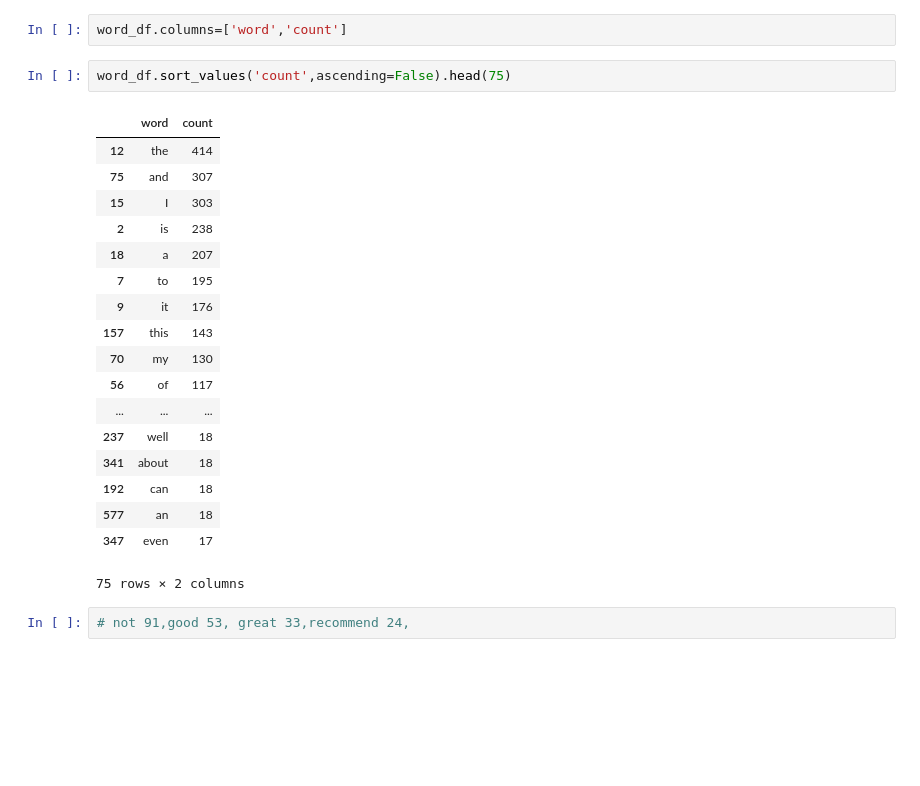
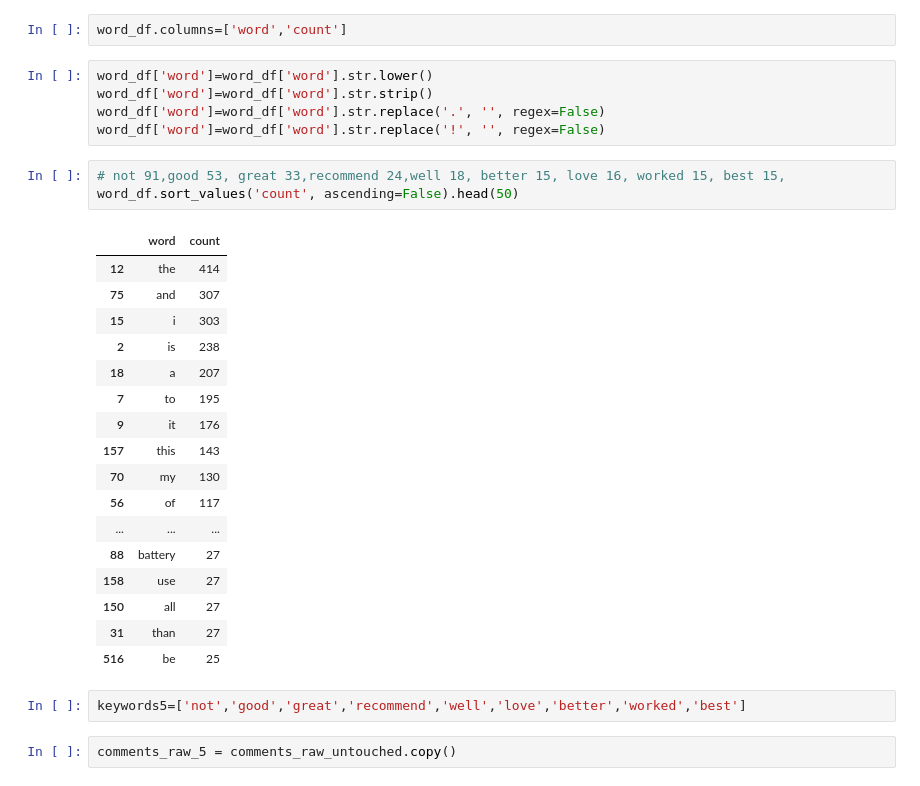
Before and after one commit to jarango-math/feedback_analysis, a Jupyter notebook: feedback_analysis.ipynb, the cells around one changed output. Drawn from its saved outputs; the diff is of its cells as text; blank space fills up the shorter version.

```diff
--- a/feedback_analysis.ipynb
+++ b/feedback_analysis.ipynb
@@ -169,26 +170,33 @@ word_array=Counter(" ".join(comments_raw_untouched['Comment']).split(" ")).items
 word_df=pd.DataFrame(list(word_array))
 # %%
 word_df.columns=['word','count']
-# %%
-word_df.sort_values('count',ascending=False).head(75)
-# %% [output]
-|  | word | count |
-| 12 | the | 414 |
-| 75 | and | 307 |
-| 15 | I | 303 |
-| 2 | is | 238 |
-| 18 | a | 207 |
-| 7 | to | 195 |
-| 9 | it | 176 |
-| 157 | this | 143 |
-| 70 | my | 130 |
-| 56 | of | 117 |
-| ... | ... | ... |
-| 237 | well | 18 |
-| 341 | about | 18 |
-| 192 | can | 18 |
-| 577 | an | 18 |
-| 347 | even | 17 |
-75 rows × 2 columns
+# %%
+word_df['word']=word_df['word'].str.lower()
+word_df['word']=word_df['word'].str.strip()
+word_df['word']=word_df['word'].str.replace('.', '', regex=False)
+word_df['word']=word_df['word'].str.replace('!', '', regex=False)
 # %%
-# not 91,good 53, great 33,recommend 24,
+# not 91,good 53, great 33,recommend 24,well 18, better 15, love 16, worked 15, best 15,
+word_df.sort_values('count', ascending=False).head(50)
+# %% [output]
+|  | word | count |
+| 12 | the | 414 |
+| 75 | and | 307 |
+| 15 | i | 303 |
+| 2 | is | 238 |
+| 18 | a | 207 |
+| 7 | to | 195 |
+| 9 | it | 176 |
+| 157 | this | 143 |
+| 70 | my | 130 |
+| 56 | of | 117 |
+| ... | ... | ... |
+| 88 | battery | 27 |
+| 158 | use | 27 |
+| 150 | all | 27 |
+| 31 | than | 27 |
+| 516 | be | 25 |
+# %%
+keywords5=['not','good','great','recommend','well','love','better','worked','best']
+# %%
+comments_raw_5 = comments_raw_untouched.copy()
```
Also changed, not shown: parts of 21 cells of this notebook.
